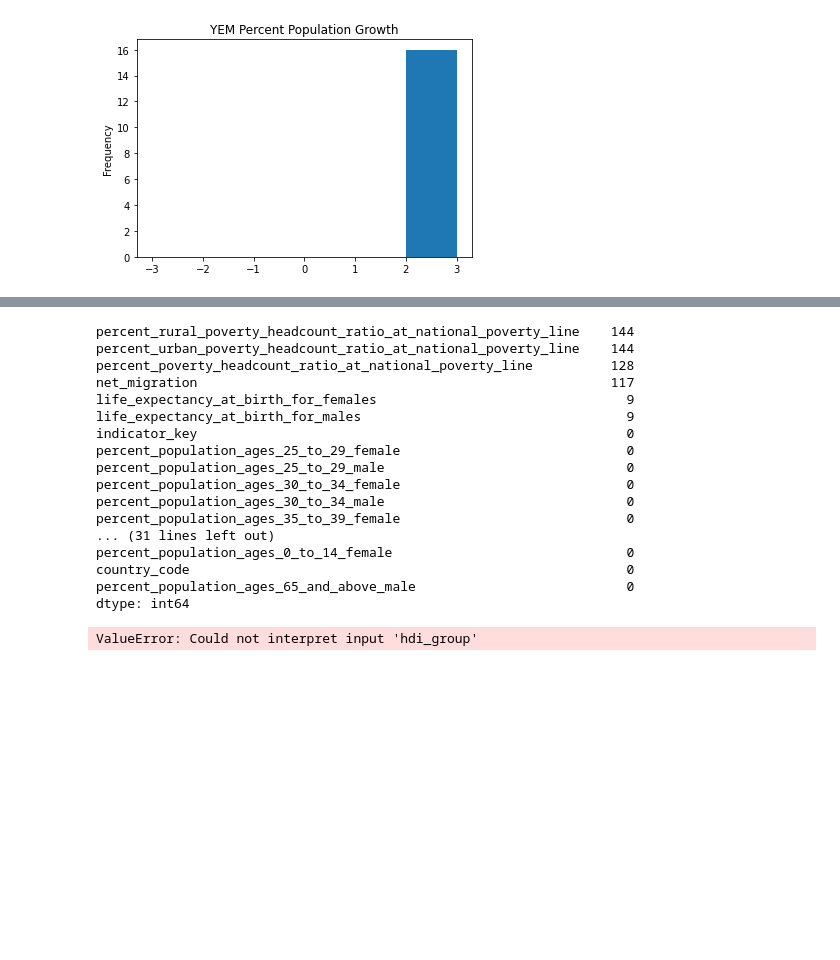
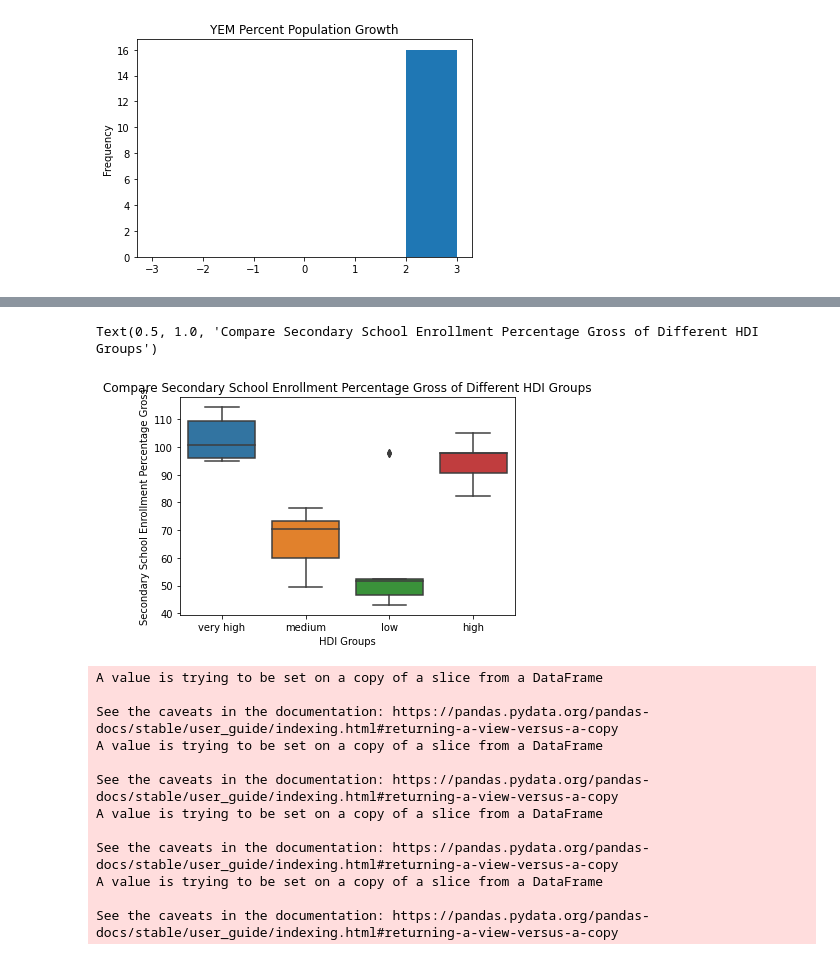
Before and after one commit to chrisvenczel/DataScience_DataMining, a Jupyter notebook: WorkBook.ipynb, the cells around one changed output, grey strips where cells are left out. Saved outputs shown, nothing was run; the diff lists cells and outputs as text; code cells hidden in the pictures; blank space fills up the shorter version.

```diff
--- a/WorkBook.ipynb
+++ b/WorkBook.ipynb
@@ -268,3 +260,11 @@ sns.boxplot(data=education_key_indicators, x='hdi_group', y='school_enrollment_p
+# %%
+box2 = sns.boxplot(data=education_key_indicators, x='hdi_group', y='school_enrollment_secondary_percentage_gross')
+box2.set_ylabel('Secondary School Enrollment Percentage Gross')
+box2.set_xlabel('HDI Groups')
+box2.set_title('Compare Secondary School Enrollment Percentage Gross of Different HDI Groups')
+# %% [output]
+Text(0.5, 1.0, 'Compare Secondary School Enrollment Percentage Gross of Different HDI Groups')
+[figure, added]
 # %%
 # combine key indicators and population dataframe
 
@@ -274,8 +274,8 @@ population_key_indicators = keyIndicators.merge(population, on=['country_code',
 
 # print out the number of missing values per column
 
-population_key_indicators.isnull().sum().sort_values(ascending=False)
 
+population_key_indicators['hdi_group'] = ""
 population_key_indicators['human_development_index'] = population_key_indicators['human_development_index'].astype(float)
 
 
@@ -291,24 +291,15 @@ for i in range(len(population_key_indicators['hdi_group'])):
     else:
         population_key_indicators['hdi_group'][i] = 'low'
 # %% [output]
-percent_rural_poverty_headcount_ratio_at_national_poverty_line    144
-percent_urban_poverty_headcount_ratio_at_national_poverty_line    144
-percent_poverty_headcount_ratio_at_national_poverty_line          128
-net_migration                                                     117
-life_expectancy_at_birth_for_females                                9
-life_expectancy_at_birth_for_males                                  9
-indicator_key                                                       0
-percent_population_ages_25_to_29_female                             0
-percent_population_ages_25_to_29_male                               0
-percent_population_ages_30_to_34_female                             0
-percent_population_ages_30_to_34_male                               0
-percent_population_ages_35_to_39_female                             0
-... (31 lines left out)
-percent_population_ages_0_to_14_female                              0
-country_code                                                        0
-percent_population_ages_65_and_above_male                           0
-dtype: int64
+A value is trying to be set on a copy of a slice from a DataFrame
+
+See the caveats in the documentation: https://pandas.pydata.org/pandas-docs/stable/user_guide/indexing.html#returning-a-view-versus-a-copy
+A value is trying to be set on a copy of a slice from a DataFrame
+
+See the caveats in the documentation: https://pandas.pydata.org/pandas-docs/stable/user_guide/indexing.html#returning-a-view-versus-a-copy
+A value is trying to be set on a copy of a slice from a DataFrame
+
+See the caveats in the documentation: https://pandas.pydata.org/pandas-docs/stable/user_guide/indexing.html#returning-a-view-versus-a-copy
+A value is trying to be set on a copy of a slice from a DataFrame
+
+See the caveats in the documentation: https://pandas.pydata.org/pandas-docs/stable/user_guide/indexing.html#returning-a-view-versus-a-copy
-# %%
-sns.boxplot(data=population_key_indicators, x='hdi_group', y='percent_population_growth')
-# %% [output]
-ValueError: Could not interpret input 'hdi_group'
```
Also changed, not shown: parts of 13 cells of this notebook.
